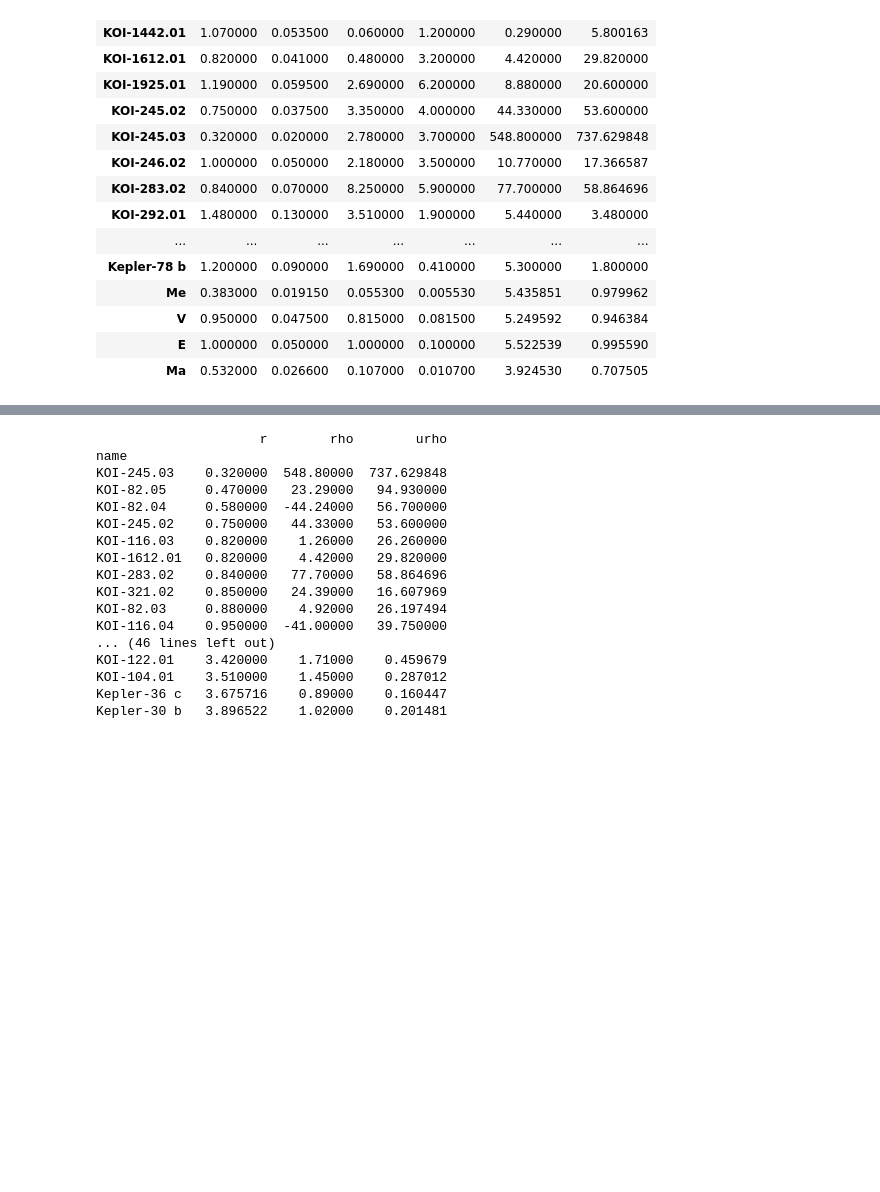
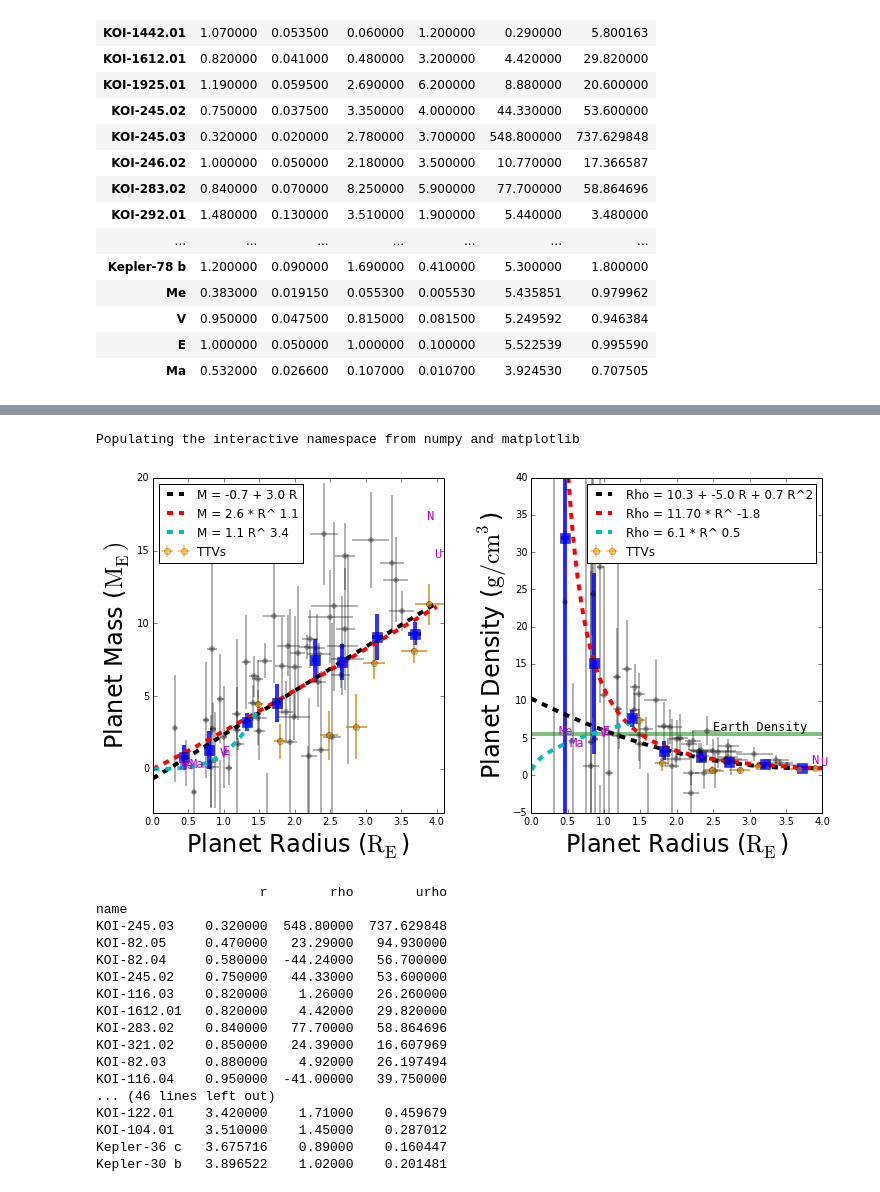
Before and after one commit to sealauren/mrf, a Jupyter notebook: plot_mr.ipynb, the cells around one changed output, grey strips where cells are left out. Saved outputs shown, nothing was run; the diff lists cells and outputs as text; code cells hidden in the pictures; blank space fills up the shorter version.

```diff
--- a/plot_mr.ipynb
+++ b/plot_mr.ipynb
@@ -192,10 +303,0 @@ Chi^2: 1.38654934489
-# %%
-# this is a *numerical* weighted polynomial fit to density vs. radius
-fitfunc3 = lambda p, x: p[0] + p[1] * x * p[2] * x**2.
-errfunc3 = lambda p, x, y, err: (y - fitfunc3(p, x)) / err
-out3 = leastsq(errfunc3,  [16.2,-8.69,1.23], args=(sp_clean.r, sp_clean.rho, sp_clean.urho),full_output=1, xtol=4)
-print "Best parameters:", out3[0]
-print "Covariance:", out3[1]
-print "Chi^2:", (errfunc3(out3[0],sp_clean.r,sp_clean.rho,sp_clean.urho)**2).sum()/(len(sp_clean.rho) - len(out3[0]))
-best_q = out3[0]
-darr3 = best_q[0] + best_q[1] * rarr + best_q[2] * rarr**2.
@@ -295,50 +317,56 @@ for r in arange(0,4.,0.5):
 means = pd.DataFrame({'r_m':rwm, 'r_d':rwd, 'ur':urw, 'm':mw, 'um':umw, 'rho':rhow, 'urho':urhow})
 # %%
 # plot mass, density vs. radius
-%matplotlib osx
+#%matplotlib osx
+%pylab inline
 fig = plt.figure()
 pylab.sharex=True
 ax1 = fig.add_subplot(1,2,1)
 ax1.errorbar(sp.r, sp.m, xerr=sp.ur, yerr=sp.um, fmt='o', markersize=5,
              alpha =0.3, color='k', capsize=0, elinewidth=2); # black option
+ax1.plot(rarr, marr, '--k', linewidth=4, label=("M = %.1f + %.1f R" % (best_pars[0], best_pars[1])))
+ax1.plot(rarr, mplaw, '--r', linewidth=4, label=("M = %.1f * R^ %.1f"% (mpars[0], mpars[1])))
+ax1.plot(rocky_r, rockplaw, '--c', linewidth=4, label=("M = %.1f R^ %.1f"% (rocky_pars[0], rocky_pars[1])))
+#ax1.plot(rocky_r, m_ptrope, '--g', linewidth=4, label=("polytrope n= %.1f"% ptrope))
 ax1.errorbar(means.r_m,means.m, xerr=means.ur, yerr=means.um,
              markersize=10, marker='s',fmt='o', capsize=0, elinewidth=4, alpha = 0.8)
-ax1.plot(rarr, marr, '--k', linewidth=4, label=("M = %.1f + %.1f R" % (best_pars[0], best_pars[1])))
-ax1.plot(rarr, mplaw, '--r', linewidth=4, label=("M = %.1f * R^ %.1f"% (mpars[0], mpars[1])))
-ax1.plot(rocky_r, rockplaw, '--c', linewidth=4, label=("M = %.1f * R^ %.1f"% (rocky_pars[0], rocky_pars[1])))
-#ax1.errorbar(ttvs.r, ttvs.m, xerr=ttvs.ur, yerr=ttvs.um, fmt='o',capsize=0, elinewidth=2, alpha=0.5, color='orange', label=('TTVs'))
+ax1.errorbar(ttvs.r, ttvs.m, xerr=ttvs.ur, yerr=ttvs.um, fmt='o',capsize=0, elinewidth=2, alpha=0.5, color='orange', label=('TTVs'))
 ax1.set_xlabel('Planet Radius ($\mathrm{R_E}$)',fontsize=24)
 ax1.set_ylabel('Planet Mass ($\mathrm{M_E})$',fontsize=24)
 for x in zip(ss.r,ss.m,ss.index):
     if (x[1] < 20) and (x[1] > -3) and (x[0] < 4.):
         ax1.text(x[0], x[1], x[2], fontsize=12, family='monospace', color='m')
 ax1.legend(loc='upper left');
 pyplot.axis([0.0,4.1,-3,20])
 
 ax2 = fig.add_subplot(1,2,2)
+ax2.axhline(y=5.52, linewidth=4, color='g', alpha = 0.5)
 ax2.errorbar(sp.r, sp.rho, xerr=sp.ur, yerr=sp.urho, fmt='o', markersize=5,
              alpha=0.3, color='k',capsize=0, elinewidth=2);
 ax2.plot(rarr, darr3, '--k', linewidth=4, label=("Rho = %.1f + %.1f R + %.1f R^2" % (best_q[0], best_q[1], best_q[2])))
 ax2.plot(rarr, dplaw, '--r', linewidth=4, label=("Rho = %.2f * R^ %.1f"% (dpars[0], dpars[1])))
+ax2.plot(rocky_r, rockdlaw, '--c', linewidth=4, label=("Rho = %.1f * R^ %.1f"% (rocky_d[0], rocky_d[1])))
 ax2.set_xlabel('Planet Radius ($\mathrm{R_E}$)',fontsize=24)
 ax2.set_ylabel('Planet Density ($\mathrm{g/cm^{3}}$)',fontsize=24)
 ax2.text(2.5, 6, 'Earth Density', fontsize=12, family='monospace')
 ax2.errorbar(means.r_d,means.rho, xerr=means.ur, yerr=means.urho,
              markersize=10, marker='s', fmt='o', capsize=0, elinewidth=4, alpha=0.8)
-#ax2.errorbar(ttvs.r, ttvs.rho, xerr=ttvs.ur, yerr=ttvs.urho, fmt='o',capsize=0, elinewidth=2, alpha=0.5, color='orange',label=('TTVs'))
+ax2.errorbar(ttvs.r, ttvs.rho, xerr=ttvs.ur, yerr=ttvs.urho, fmt='o',capsize=0, elinewidth=2, alpha=0.5, color='orange',label=('TTVs'))
 #ax2.errorbar(sp.ix['Kepler-78 b','r'], sp.ix['Kepler-78 b','rho'],
 #             xerr=sp.ix['Kepler-78 b','ur'], yerr=sp.ix['Kepler-78 b','urho'], fmt='o',capsize=0, elinewidth=4,
 #             alpha=0.5, color='r')
-ax2.axhline(y=5.52, linewidth=4, color='g', linestyle='-.')
 for x in zip(ss.r,ss.rho,ss.index):
-    if (x[1] < 30) and (x[1] > -1) and (x[0] < 4.) and (x[0] > .9):
+    if (x[1] < 30) and (x[1] > -1) and (x[0] < 4.):
         ax2.text(x[0], x[1], x[2], fontsize=12, family='monospace', color='m')
 pyplot.axis([0.,4.0,-5,40])
 ax2.legend();
 
 fig.set_size_inches(12,6)
 subplots_adjust(wspace=0.3)
 subplots_adjust(hspace=0.2)
 plt.savefig('mr_small.png', dpi=100)
 plt.show()
+# %% [output]
+Populating the interactive namespace from numpy and matplotlib
+[figure, added]
 # %%
```
Also changed, not shown: parts of 17 cells of this notebook, 12 other files.
